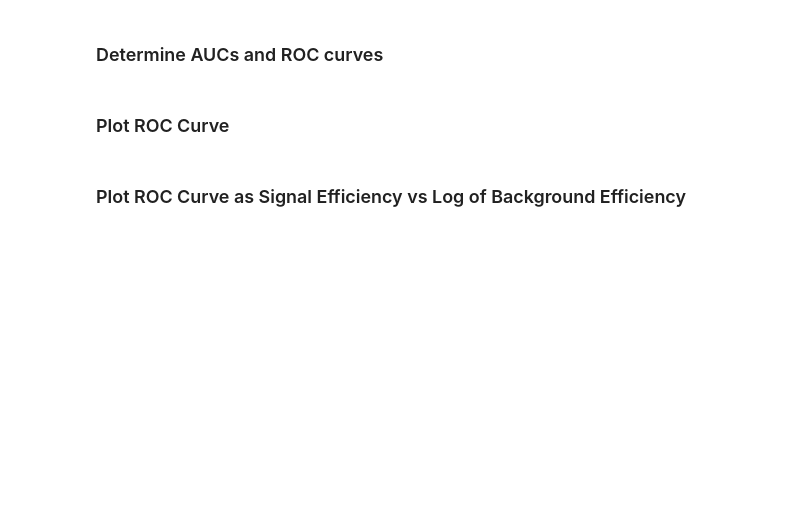
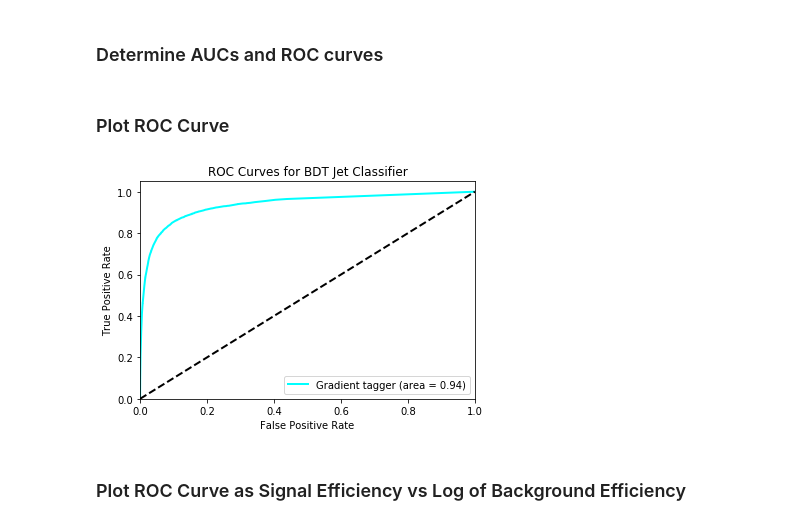
Before and after one commit to vladov3000/TauLeptonClassifier, a Jupyter notebook: BDT_Tau_Classifier.ipynb, the cells around one changed output. Saved outputs shown, nothing was run; the diff lists cells and outputs as text; code cells hidden in the pictures; blank space fills up the shorter version.

```diff
--- a/BDT_Tau_Classifier.ipynb
+++ b/BDT_Tau_Classifier.ipynb
@@ -59,34 +109,36 @@ y_score = clf.decision_function(X_test)
 fpr = dict()
 tpr = dict()
 roc_auc = dict()
-y_test_bin = sklearn.preprocessing.label_binarize(y_test, classes=le.transform(list(le.classes_)))
-for i in range(y_test_bin.shape[1]):
-    fpr[i], tpr[i], _ = sklearn.metrics.roc_curve(y_test_bin[:,i], y_score[:,i])
-    roc_auc[i] = sklearn.metrics.auc(fpr[i], tpr[i])
+
+fpr[0], tpr[0], _ = sklearn.metrics.roc_curve(y_test, y_score)
+roc_auc[i] = sklearn.metrics.auc(fpr[i], tpr[i])
 # %% [markdown]
 ### Plot ROC Curve
 # %%
 # Plot all ROC curves
 plt.figure()
 
 lw=2
-n_classes=len(list(le.classes_))
+classes=['Gradient']
+n_classes=len(list(classes))
 
 from itertools import cycle
 colors = cycle(['aqua', 'darkorange', 'cornflowerblue', 'red', 'green'])
 for i, color in zip(range(n_classes), colors):
     plt.plot(fpr[i], tpr[i], color=color, lw=lw,
-             label= list(le.classes_)[i] + ' tagger (area = {1:0.2f})'
+             label= list(classes)[i] + ' tagger (area = {1:0.2f})'
              ''.format(i, roc_auc[i]))
 
 plt.plot([0, 1], [0, 1], 'k--', lw=lw)
 plt.xlim([0.0, 1.0])
 plt.ylim([0.0, 1.05])
 plt.xlabel('False Positive Rate')
 plt.ylabel('True Positive Rate')
 plt.title('ROC Curves for BDT Jet Classifier')
 plt.legend(loc="lower right")
 plt.show()
+# %% [output]
+[figure, added]
 # %% [markdown]
 ### Plot ROC Curve as Signal Efficiency vs Log of Background Efficiency
 # %%
```
Also changed, not shown: parts of 23 cells of this notebook, 3 other files.
